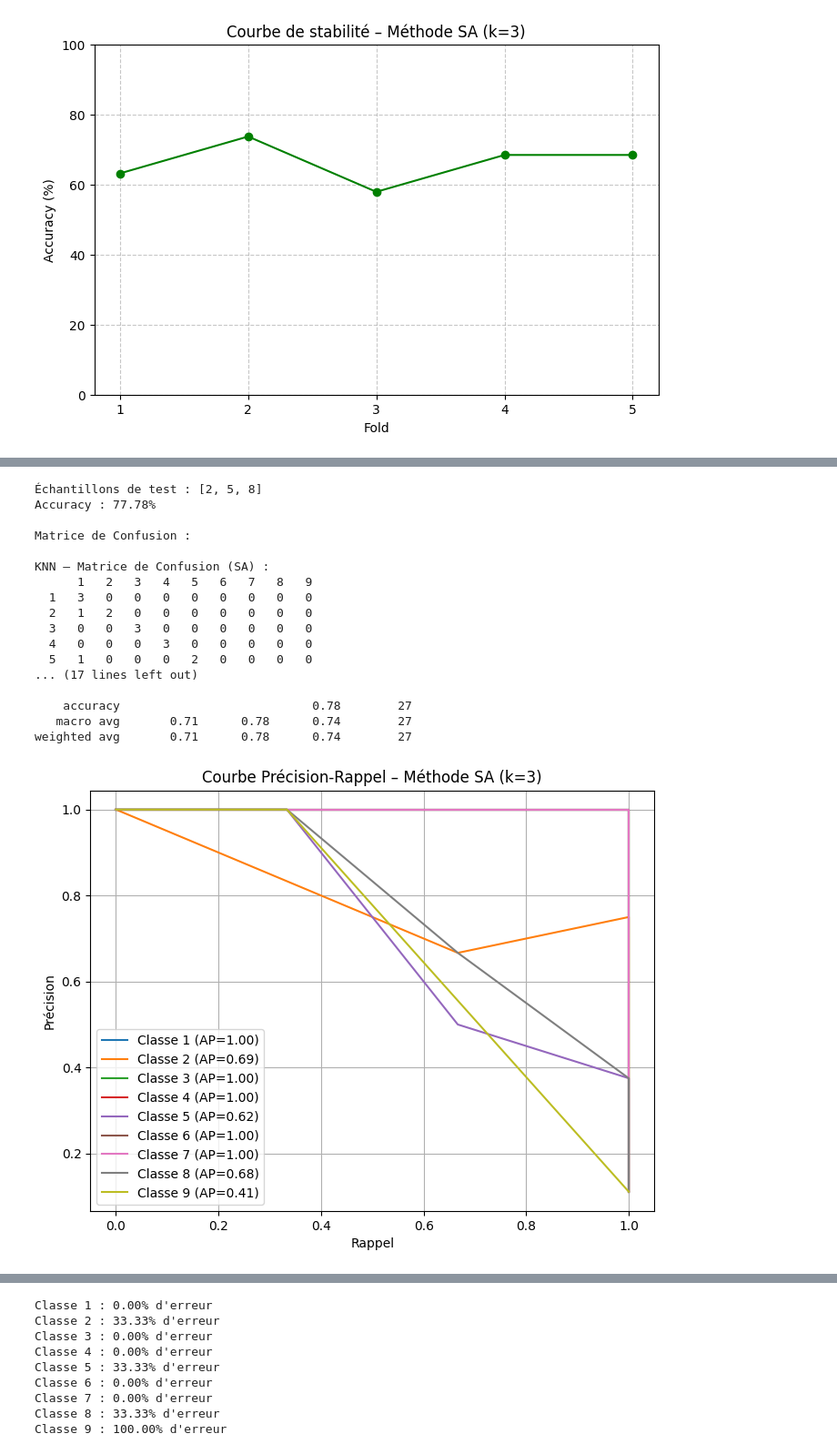
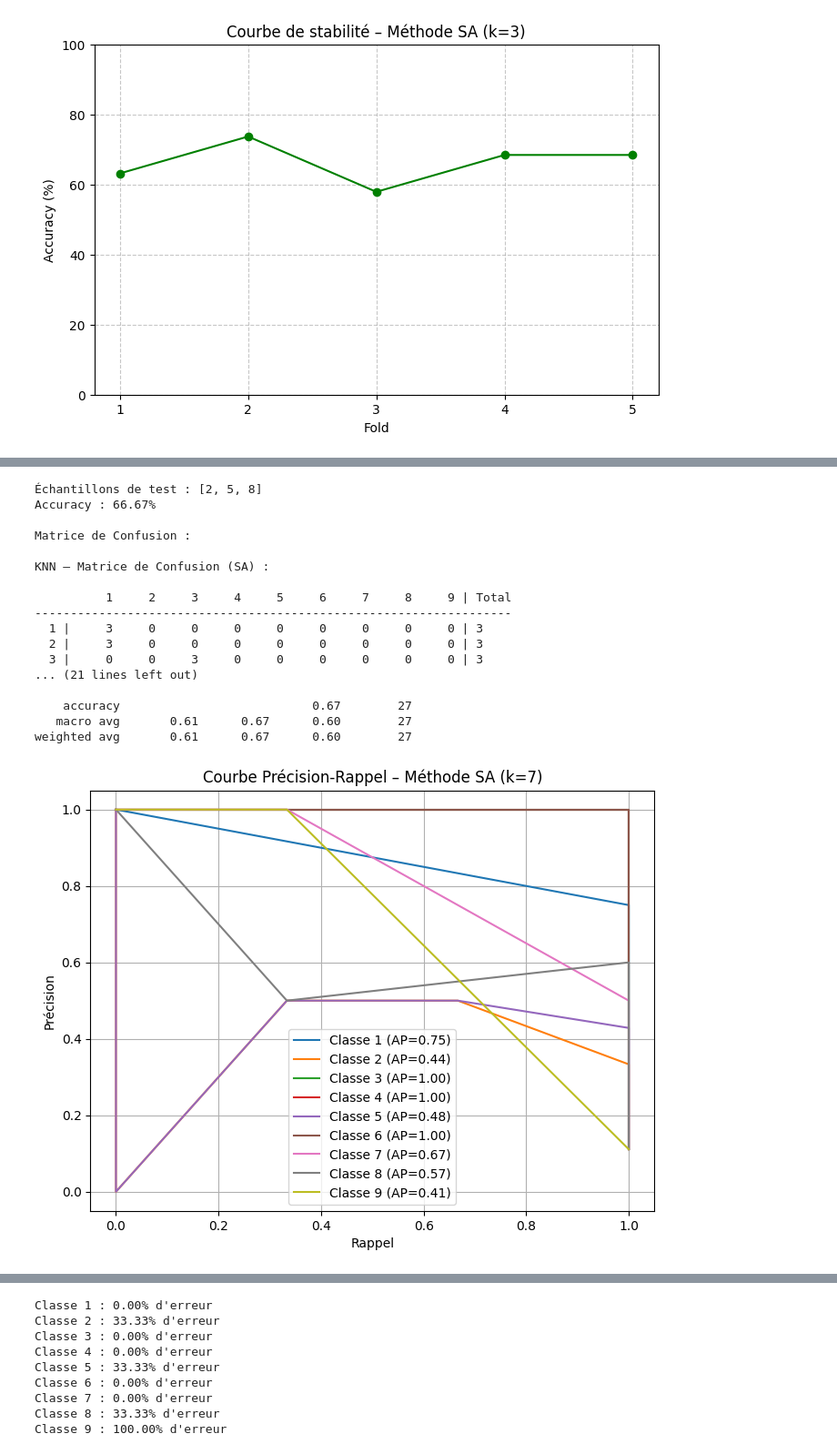
Before and after one commit to NicolasAdamczyk/ProjetRF, a Jupyter notebook: notebook.ipynb, the cells around one changed output, grey strips where cells are left out. Shown: that part at 91% size. Saved outputs shown, nothing was run; the diff lists cells and outputs as text; code cells hidden in the pictures.

```diff
--- a/notebook.ipynb
+++ b/notebook.ipynb
@@ -173,8 +208,8 @@ import seaborn as sns
 from sklearn.metrics import confusion_matrix, ConfusionMatrixDisplay
 from knn import predire_knn
 
-method = "SA"
-k = 3
+method = "E34"
+k = 1
 n_folds = 5
 classes_list = list(range(1, 10))  # classes 1 à 9
 
@@ -205,9 +240,9 @@ for i in range(n_folds):
     y_true_all.extend(y_test)
     y_pred_all.extend(y_pred)
 
-# ============================
-# MATRICE DE CONFUSION AVEC SEABORN
-# ============================
+# ====================
+# MATRICE DE CONFUSION
+# ====================
 cm = confusion_matrix(y_true_all, y_pred_all, labels=classes_list)
 plt.figure(figsize=(8,6))
 sns.heatmap(cm, annot=True, fmt="d", cmap="Blues", xticklabels=classes_list, yticklabels=classes_list)
@@ -224,10 +263,10 @@ plt.show()
 
 echantillons_test = [2, 5, 8]
 method = "SA"
-k = 3
+k = 7
 
 # Séparer train/test
-X_train, y_train, X_test, y_test = separer_train_test_par_echantillon(data, method, echantillons_test)
+X_train, y_train, X_test, y_test = separer_train_test_par_echantillon(data, echantillons_test, method)
 print(f"Échantillons de test : {echantillons_test}")
 
 # Prédiction
@@ -251,42 +290,42 @@ y_true_bin = label_binarize(y_test, classes=classes_list)
 
 # Création des scores par classe (votes des k voisins)
 y_scores = []
 for x in X_test:
     voisins = k_voisins_proches(X_train, y_train, x, k)
     votes = [voisins.count(cls) for cls in classes_list]  # nombre de votes par classe
     y_scores.append(votes)
 
 y_scores = np.array(y_scores)
 
 # Tracer la PR curve pour chaque classe
 plt.figure(figsize=(8,6))
 for i, cls in enumerate(classes_list):
     precision, recall, _ = precision_recall_curve(y_true_bin[:,i], y_scores[:,i])
     ap = average_precision_score(y_true_bin[:,i], y_scores[:,i])
     plt.plot(recall, precision, label=f"Classe {cls} (AP={ap:.2f})")
 
 plt.xlabel("Rappel")
 plt.ylabel("Précision")
 plt.title(f"Courbe Précision-Rappel – Méthode {method} (k={k})")
 plt.legend()
 plt.grid(True)
 plt.show()
 # %% [output]
 Échantillons de test : [2, 5, 8]
-Accuracy : 77.78%
+Accuracy : 66.67%
 
 Matrice de Confusion :
 
 KNN – Matrice de Confusion (SA) :
-      1   2   3   4   5   6   7   8   9
-  1   3   0   0   0   0   0   0   0   0
-  2   1   2   0   0   0   0   0   0   0
-  3   0   0   3   0   0   0   0   0   0
-  4   0   0   0   3   0   0   0   0   0
-  5   1   0   0   0   2   0   0   0   0
-... (17 lines left out)
 
-    accuracy                           0.78        27
-   macro avg       0.71      0.78      0.74        27
-weighted avg       0.71      0.78      0.74        27
+          1     2     3     4     5     6     7     8     9 | Total
+-------------------------------------------------------------------
+  1 |     3     0     0     0     0     0     0     0     0 | 3
+  2 |     3     0     0     0     0     0     0     0     0 | 3
+  3 |     0     0     3     0     0     0     0     0     0 | 3
+... (21 lines left out)
+
+    accuracy                           0.67        27
+   macro avg       0.61      0.67      0.60        27
+weighted avg       0.61      0.67      0.60        27
-[figure, old version]
+[figure, new version]
```
Also changed, not shown: parts of 20 cells of this notebook, 8 other files.
